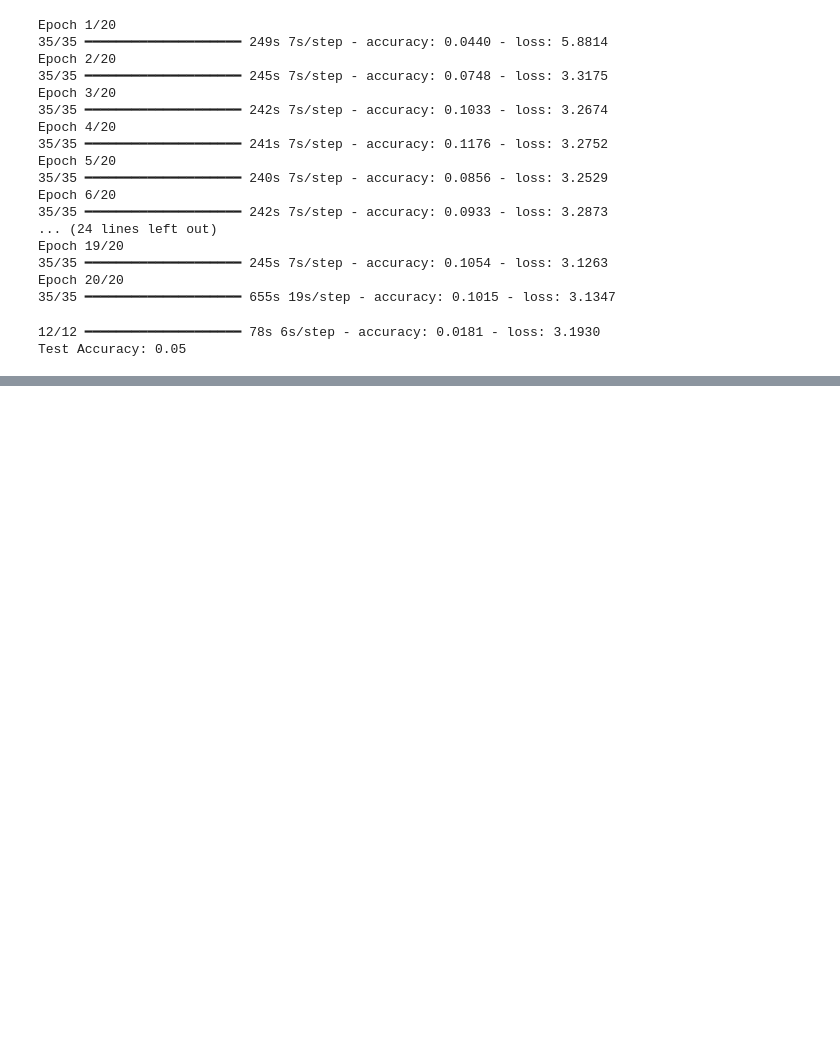
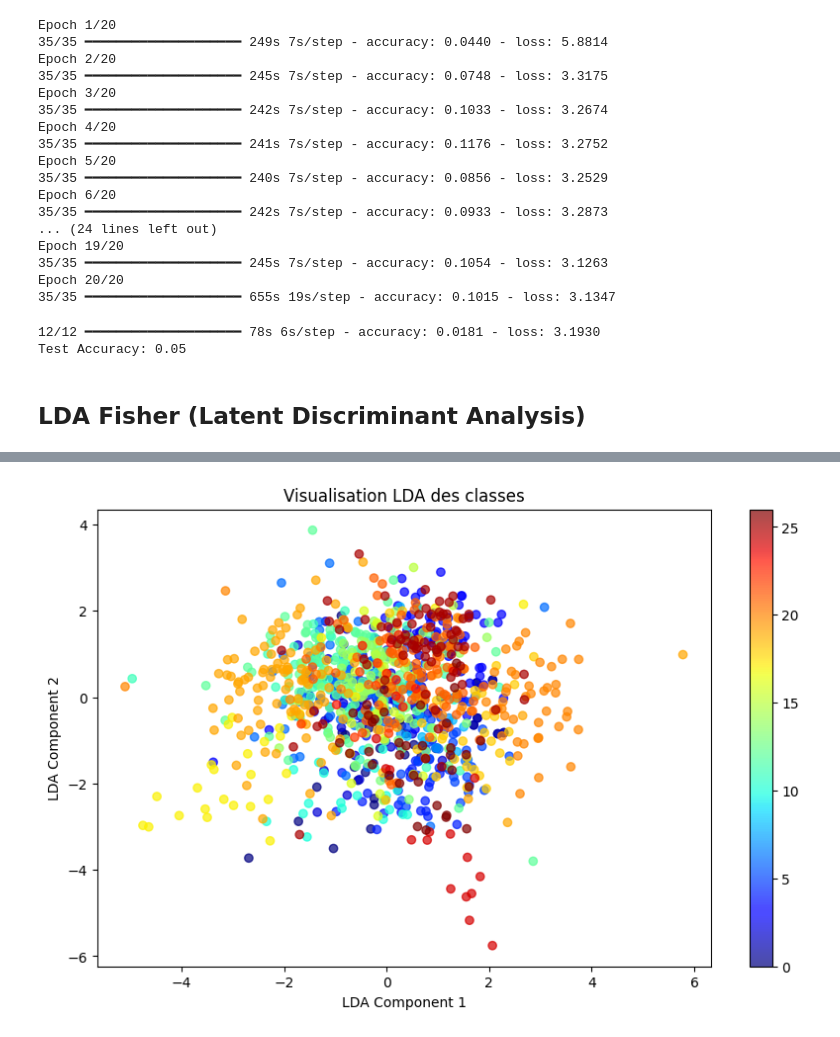
Before and after one commit to nonomtrt/Image-classification-project, a Jupyter notebook: Project.ipynb, the cells around one changed output, grey strips where cells are left out. Saved outputs shown, nothing was run; the diff lists cells and outputs as text; code cells hidden in the pictures; blank space fills up the shorter version.

```diff
--- a/Project.ipynb
+++ b/Project.ipynb
@@ -278,3 +278,70 @@ print(f"Test Accuracy: {test_accuracy:.2f}")
 # %% [output]
 12/12 ━━━━━━━━━━━━━━━━━━━━ 78s 6s/step - accuracy: 0.0181 - loss: 3.1930
 Test Accuracy: 0.05
+# %% [markdown]
+## LDA Fisher (Latent Discriminant Analysis)
+# %%
+import numpy as np
+import matplotlib.pyplot as plt
+from sklearn.discriminant_analysis import LinearDiscriminantAnalysis
+from sklearn.metrics import accuracy_score, classification_report
+from tensorflow.keras.preprocessing.image import ImageDataGenerator
+
+# path for each dataset
+train_path = "/Users/noemiematrat/Desktop/Projet_Zo/Train"
+test_path = "/Users/noemiematrat/Desktop/Projet_Zo/Test"
+
+# Images generator for data extract
+train_datagen = ImageDataGenerator(rescale=1./255)
+test_datagen = ImageDataGenerator(rescale=1./255)
+
+train_generator = train_datagen.flow_from_directory(
+    train_path,
+    target_size=(150, 150),
+    batch_size=32,
+    class_mode='categorical',
+    shuffle=False  # to keep labels aligned
+)
+
+test_generator = test_datagen.flow_from_directory(
+    test_path,
+    target_size=(150, 150),
+    batch_size=32,
+    class_mode='categorical',
+    shuffle=False  # to compare with train
+)
+
+# Features extraction and labels
+def extract_features(generator):
+    X, y = [], []
+    for i in range(len(generator)):
+        batch = next(generator)
+        images, labels = batch[0], batch[1]
+        for img, label in zip(images, labels):
+            X.append(img.flatten())  # Transform in vector
+            y.append(np.argmax(label))  # Conversion one-hot in class index
+    return np.array(X), np.array(y)
+
+# Data extract
+X_train, y_train = extract_features(train_generator)
+X_test, y_test = extract_features(test_generator)
+
+print(f"✅ Train: {X_train.shape}, Labels: {y_train.shape}")
+print(f"✅ Test: {X_test.shape}, Labels: {y_test.shape}")
+
+# LDA (Fisher Latent discriminant analysis)
+lda = LinearDiscriminantAnalysis()
+X_train_lda = lda.fit_transform(X_train, y_train)
+
+
+
+# Prediction
+y_pred = lda.predict(X_test)
+
+# Accuracy
+accuracy = accuracy_score(y_test, y_pred)
+print(f"🎯 LDA accuracy on test: {accuracy:.2f}")
+
+print("\n📊 Classification report:")
+print(classification_report(y_test, y_pred))
+# %% [output]
@@ -280,0 +365 @@ Test Accuracy: 0.05
+[figure, added]
```
Also changed, not shown: parts of 11 cells of this notebook.
